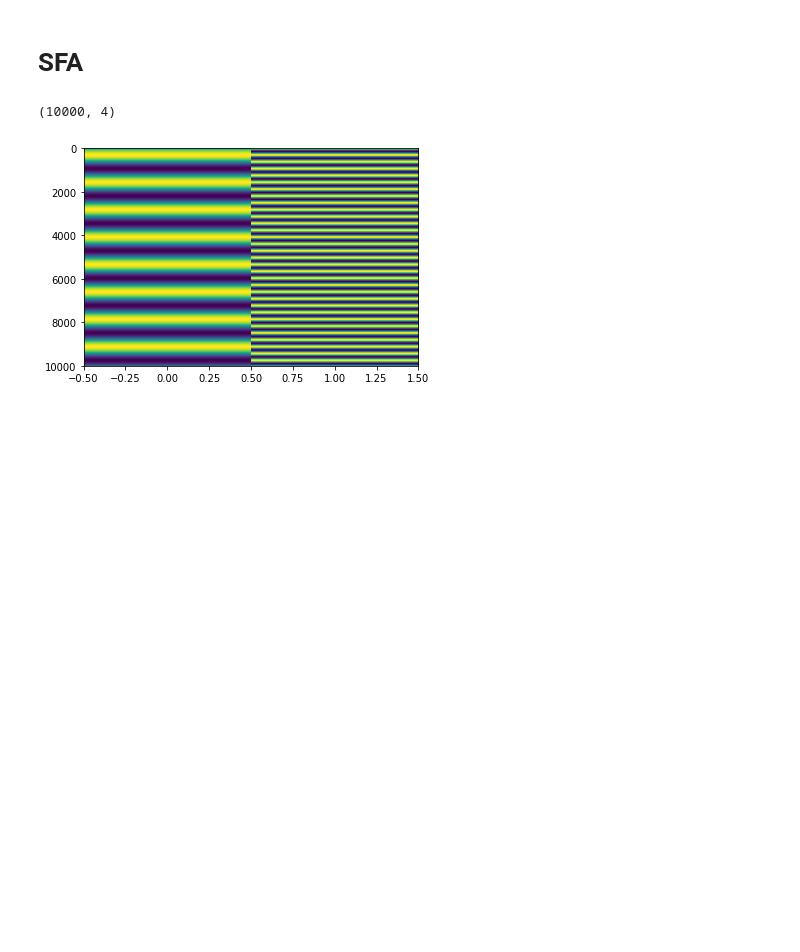
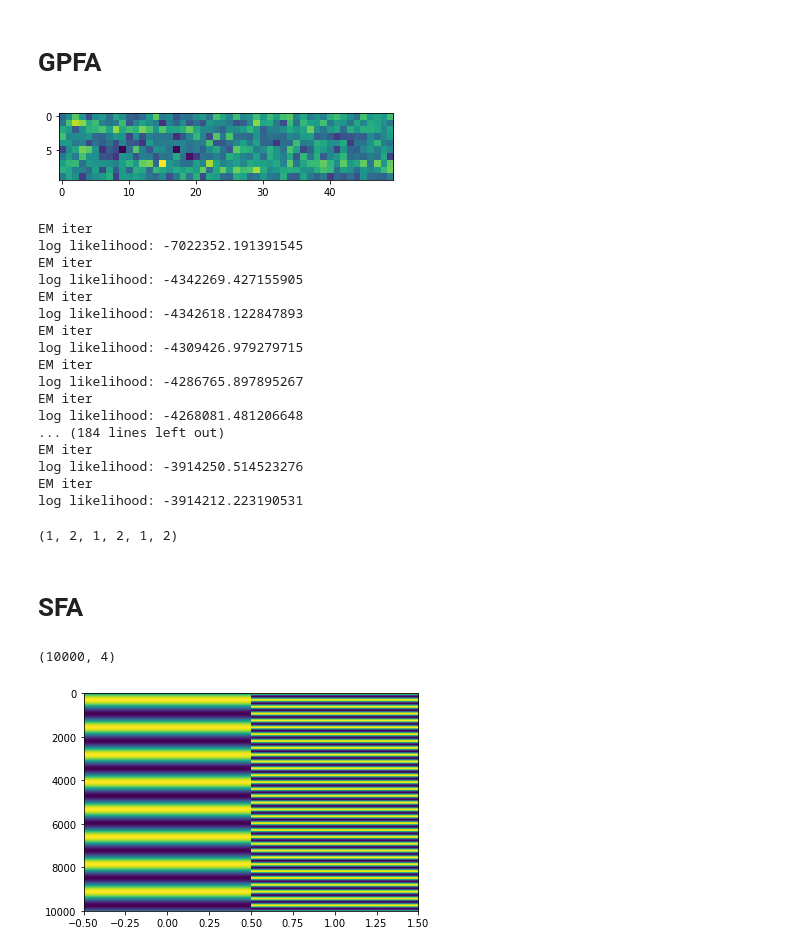
Before and after one commit to BouchardLab/DynamicalComponentsAnalysis, a Jupyter notebook: notebooks/methods_comparison_testing.ipynb, the cells around one changed output. Saved outputs shown, nothing was run; the diff lists cells and outputs as text; code cells hidden in the pictures; blank space fills up the shorter version.

Commit message:
(Potentially) working version of GPFA

```diff
--- a/notebooks/methods_comparison_testing.ipynb
+++ b/notebooks/methods_comparison_testing.ipynb
@@ -7,3 +9,43 @@ import methods_comparison
+# %% [markdown]
+# GPFA
+# %%
+reload(methods_comparison)
+
+gpfa = methods_comparison.GaussianProcessFactorAnalysis(n_factors=3)
+
+N = 10
+noise_cov = np.eye(N)
+X = synth_data.gen_chaotic_rnn(N, 10, 0.001, 0.01, noise_cov=noise_cov)
+X = X[:200, :]
+
+plt.imshow(X[:50, :].T)
+plt.show()
+
+gpfa.fit(X)
+# %% [output]
+[figure, added]
+EM iter
+log likelihood: -7022352.191391545
+EM iter
+log likelihood: -4342269.427155905
+EM iter
+log likelihood: -4342618.122847893
+EM iter
+log likelihood: -4309426.979279715
+EM iter
+log likelihood: -4286765.897895267
+EM iter
+log likelihood: -4268081.481206648
+... (184 lines left out)
+EM iter
+log likelihood: -3914250.514523276
+EM iter
+log likelihood: -3914212.223190531
+# %%
+a = (1, 2)
+a * 3
+# %% [output]
+(1, 2, 1, 2, 1, 2)
 # %% [markdown]
 # SFA
 # %%
```
Also changed, not shown: parts of 1 cell of this notebook, 2 other files.
